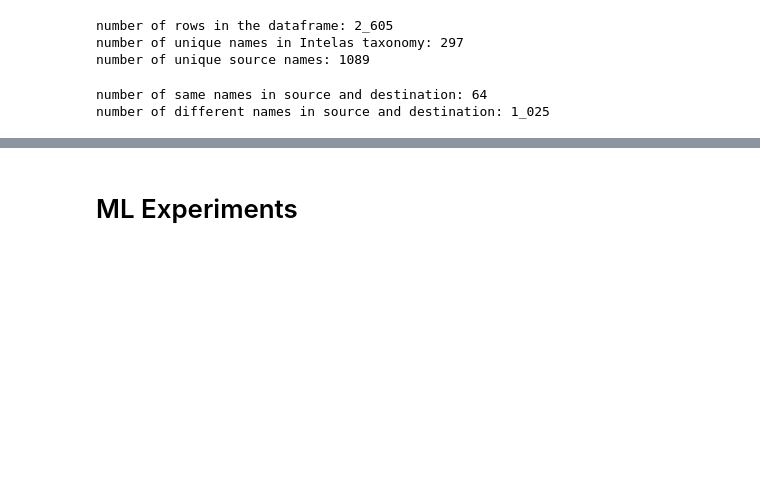
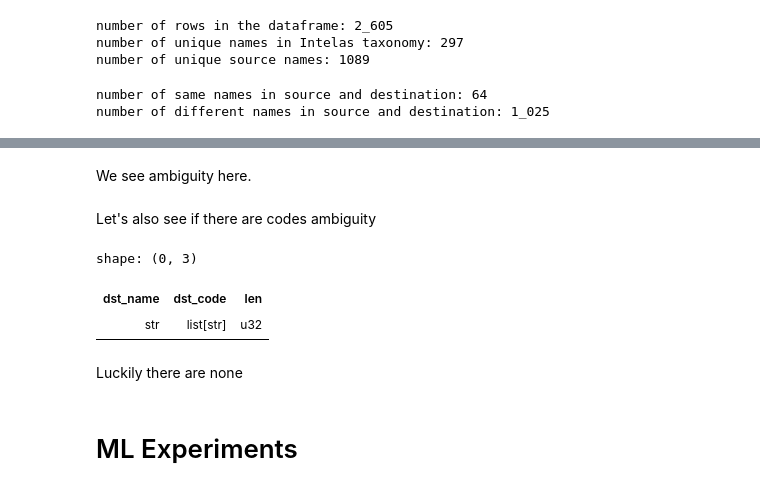
Before and after one commit to maiiabocharova/ML_interview_assignment, a Jupyter notebook: notebooks/Intelas_interview.ipynb, the cells around one changed output, grey strips where cells are left out. Drawn from its saved outputs; the diff is of its cells as text; code cells hidden in the pictures; blank space fills up the shorter version.

```diff
--- a/notebooks/Intelas_interview.ipynb
+++ b/notebooks/Intelas_interview.ipynb
@@ -156,0 +198,24 @@ shape: (3, 7)
+# %% [markdown]
+We see ambiguity here.
+<br>
+# %% [markdown]
+Let's also see if there are codes ambiguity
+# %%
+(
+    temp
+    .groupby('dst_name')
+    .agg([
+        pl.col('dst_code')
+    ])
+    .with_columns([
+        pl.col('dst_code').arr.lengths().alias('len')
+    ])
+    .filter(
+        pl.col('len') != 1
+    )
+    .sort('len', reverse=True)
+)
+# %% [output]
+shape: (0, 3)
+| dst_name | dst_code | len |
+| str | list[str] | u32 |
@@ -157,3 +231,5 @@ shape: (3, 7)
+# %% [markdown]
+Luckily there are none
 # %% [markdown]
 # ML Experiments
 # %%
```
Also changed, not shown: parts of 10 cells of this notebook, 1 other file.
